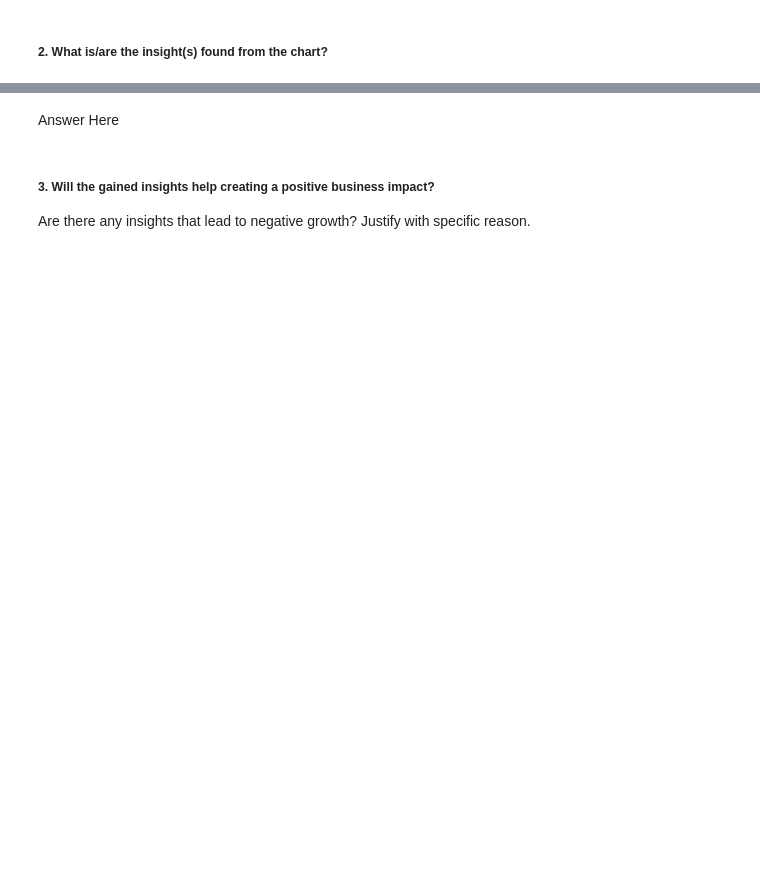
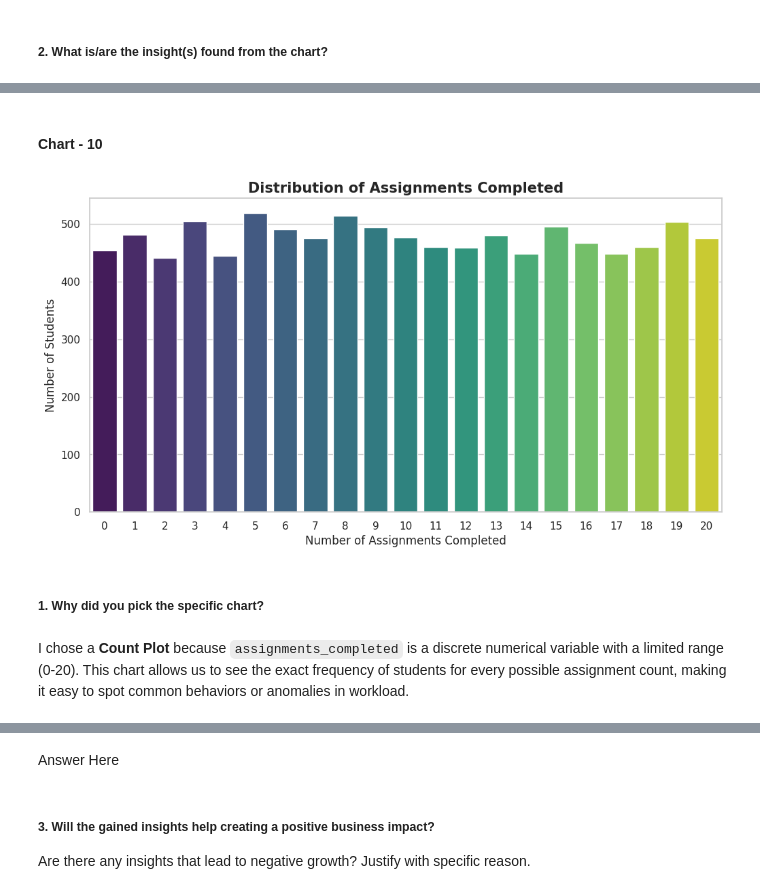
Before and after one commit to akt-developer/Student-Performance-Prediction-Project, a Jupyter notebook: Copy_of_Sample_EDA_Submission_Template.ipynb, the cells around one changed output, grey strips where cells are left out. Drawn from its saved outputs; the diff is of its cells as text; code cells hidden in the pictures; blank space fills up the shorter version.

```diff
--- a/Copy_of_Sample_EDA_Submission_Template.ipynb
+++ b/Copy_of_Sample_EDA_Submission_Template.ipynb
@@ -692,0 +758,15 @@ Answer Here.
+# %% [markdown]
+#### Chart - 10
+# %%
+plt.figure(figsize=(12, 6))
+sns.countplot(data=df, x='assignments_completed', palette='viridis')
+plt.title('Distribution of Assignments Completed', fontsize=15, fontweight='bold')
+plt.xlabel('Number of Assignments Completed', fontsize=12)
+plt.ylabel('Number of Students', fontsize=12)
+plt.show()
+# %% [output]
+[figure, added]
+# %% [markdown]
+##### 1. Why did you pick the specific chart?
+# %% [markdown]
+I chose a **Count Plot** because `assignments_completed` is a discrete numerical variable with a limited range (0-20). This chart allows us to see the exact frequency of students for every possible assignment count, making it easy to spot common behaviors or anomalies in workload.
```
Also changed, not shown: parts of 34 cells of this notebook.
